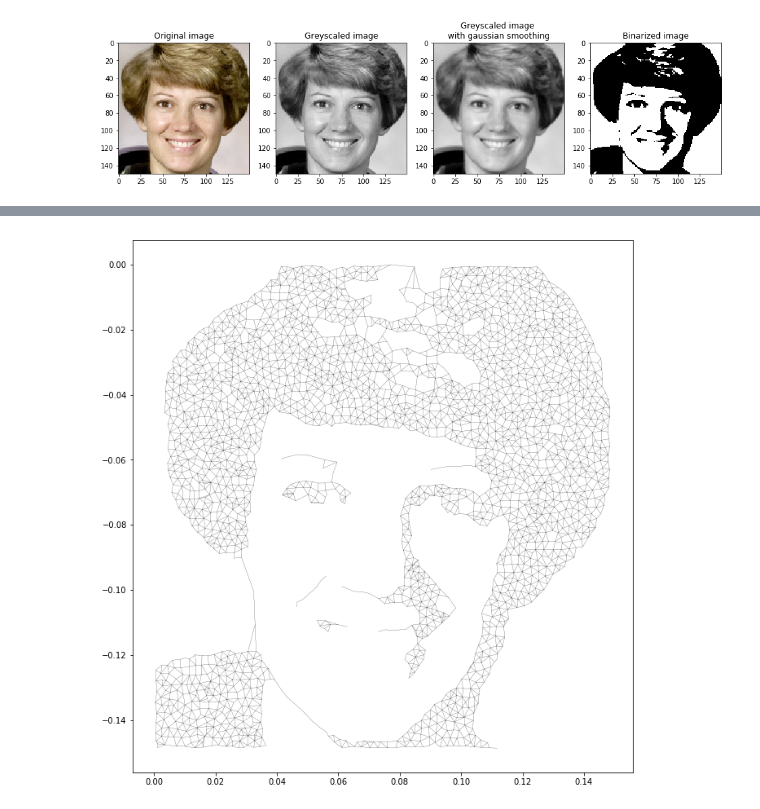
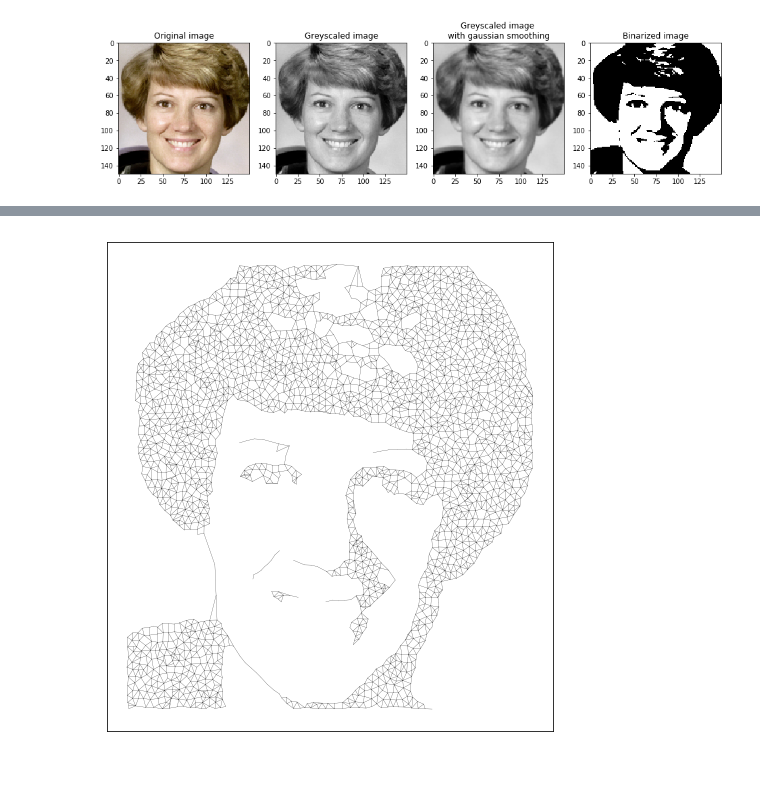
Before and after one commit to itdxer/neupy, a Jupyter notebook: notebooks/growing-neural-gas/Making Art with Growing Neural Gas.ipynb, the cells around one changed output, grey strips where cells are left out. Saved outputs shown, nothing was run; the diff lists cells and outputs as text; code cells hidden in the pictures; blank space fills up the shorter version.

```diff
--- a/notebooks/Making Art with Growing Neural Gas.ipynb
+++ b/notebooks/growing-neural-gas/Making Art with Growing Neural Gas.ipynb
@@ -94,7 +101,7 @@ gng = algorithms.GrowingNeuralGas(
     min_distance_for_update=0.01,
 )
 
-for _ in range(20):
+for epoch in range(20):
     gng.train(data, summary='inline', epochs=1)
 
     # Plot images after each iteration in order to see training progress
@@ -162,13 +169,15 @@ epoch #6, train err: 0.001829, time: 8 sec
 [figure]
 ... (28 outputs left out)
 # %%
-plt.figure(figsize=(11, 12))
+plt.figure(figsize=(8, 9))
 
 for node_1, node_2 in gng.graph.edges:
     weights = np.concatenate([node_1.weight, node_2.weight])
     line, = plt.plot(*weights.T, color='black')
     plt.setp(line, linewidth=0.2, color='black')
 
+plt.xticks([], [])
+plt.yticks([], [])
 plt.show()
 # %% [output]
-[figure, old version]
+[figure, new version]
```
Also changed, not shown: parts of 3 cells of this notebook, 8 other files.
